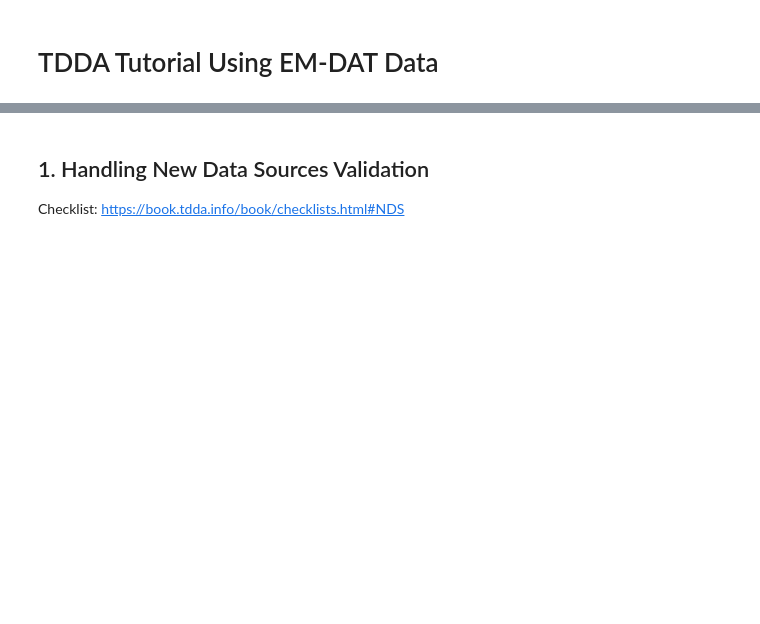
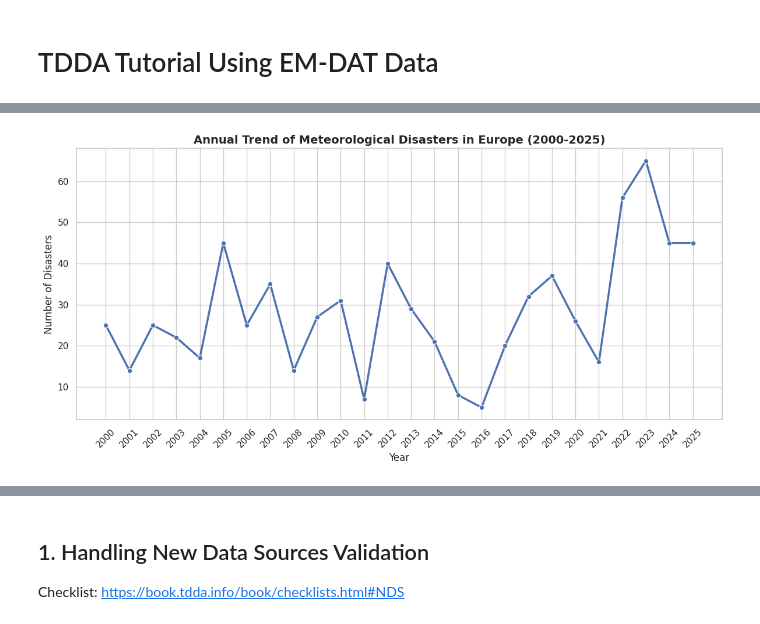
Before and after one commit to mjduarterosa/tdda-tutorial_emdat, a Jupyter notebook: notebooks/tdd_tutorial_EMDAT.ipynb, the cells around one changed output, grey strips where cells are left out. Drawn from its saved outputs; the diff is of its cells as text; code cells hidden in the pictures; blank space fills up the shorter version.

```diff
--- a/notebooks/tdd_tutorial_EMDAT.ipynb
+++ b/notebooks/tdd_tutorial_EMDAT.ipynb
@@ -2,0 +46,11 @@
+# %%
+# Filter for natural climatological disasters in Europe
+df_met_eu = df[
+    (df['Disaster Group'] == 'Natural') &
+    (df['Disaster Subgroup'] == 'Meteorological') &
+    (df['Region'] == 'Europe')
+]
+
+# Display the filtered dataframe
+display(df_met_eu.head())
+print(f"Total disasters found: {len(df_met_eu)}")
@@ -2,0 +66,4 @@
+# %%
+# Calculate the count of disasters per year
+disasters_per_year = df_met_eu.groupby('Start Year').size().reset_index(name='Climate Count')
+display(disasters_per_year)
@@ -2,0 +88,29 @@
+# %%
+import seaborn as sns
+import matplotlib.pyplot as plt
+
+# Set the aesthetic style of the plot
+sns.set_theme(style="whitegrid")
+
+# Create the line plot
+plt.figure(figsize=(12, 6))
+sns.lineplot(
+    data=disasters_per_year,
+    x='Start Year',
+    y='Count',
+    marker='o',
+    color='b',
+    linewidth=2.5
+)
+
+# Add titles and labels
+plt.title('Annual Trend of Meteorological Disasters in Europe (2000-2025)', fontsize=14, fontweight='bold')
+plt.xlabel('Year', fontsize=12)
+plt.ylabel('Number of Disasters', fontsize=12)
+plt.xticks(disasters_per_year['Start Year'], rotation=45)
+
+# Show the plot
+plt.tight_layout()
+plt.show()
+# %% [output]
+[figure, added]
```
Also changed, not shown: parts of 12 cells of this notebook.
